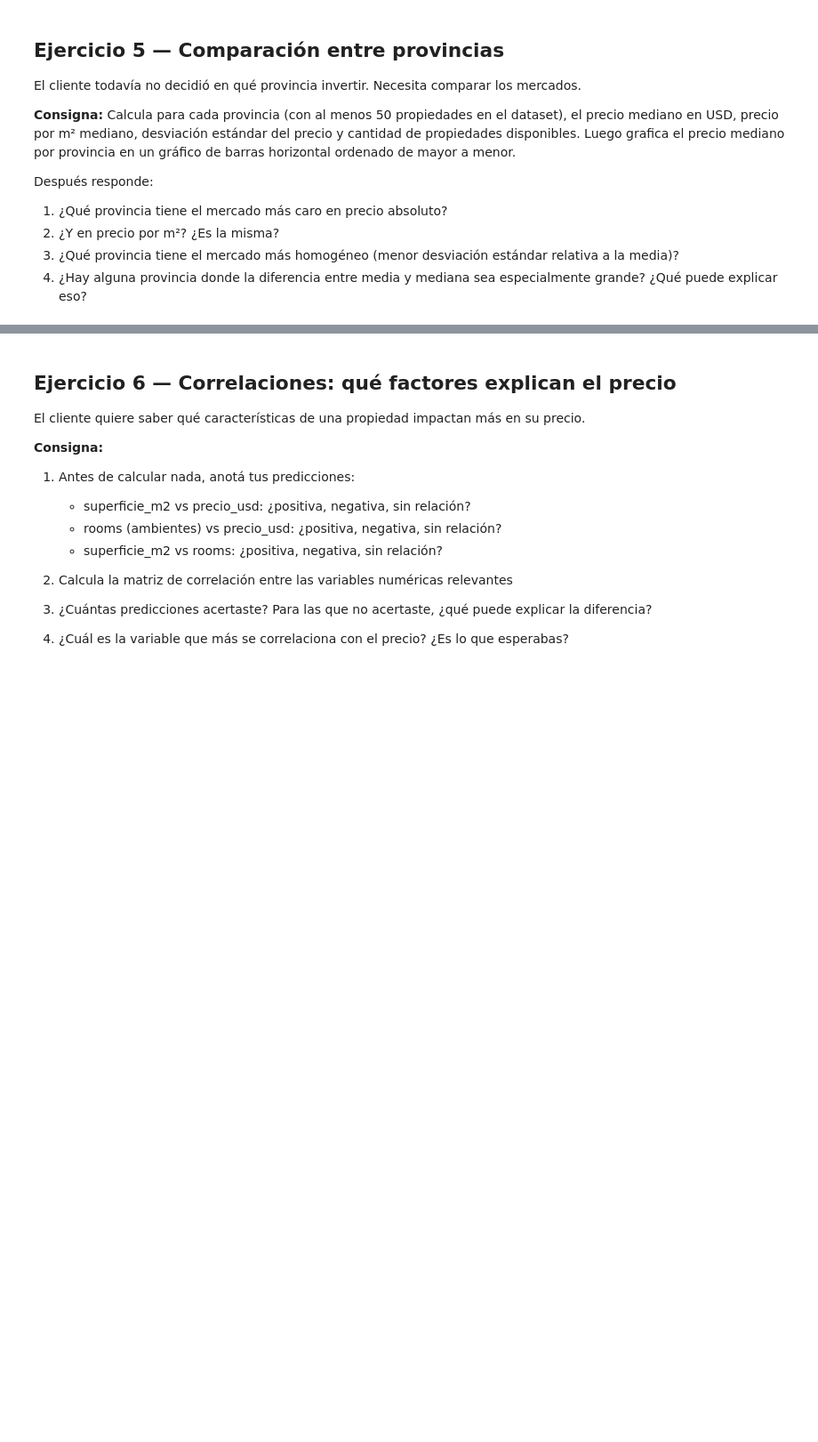
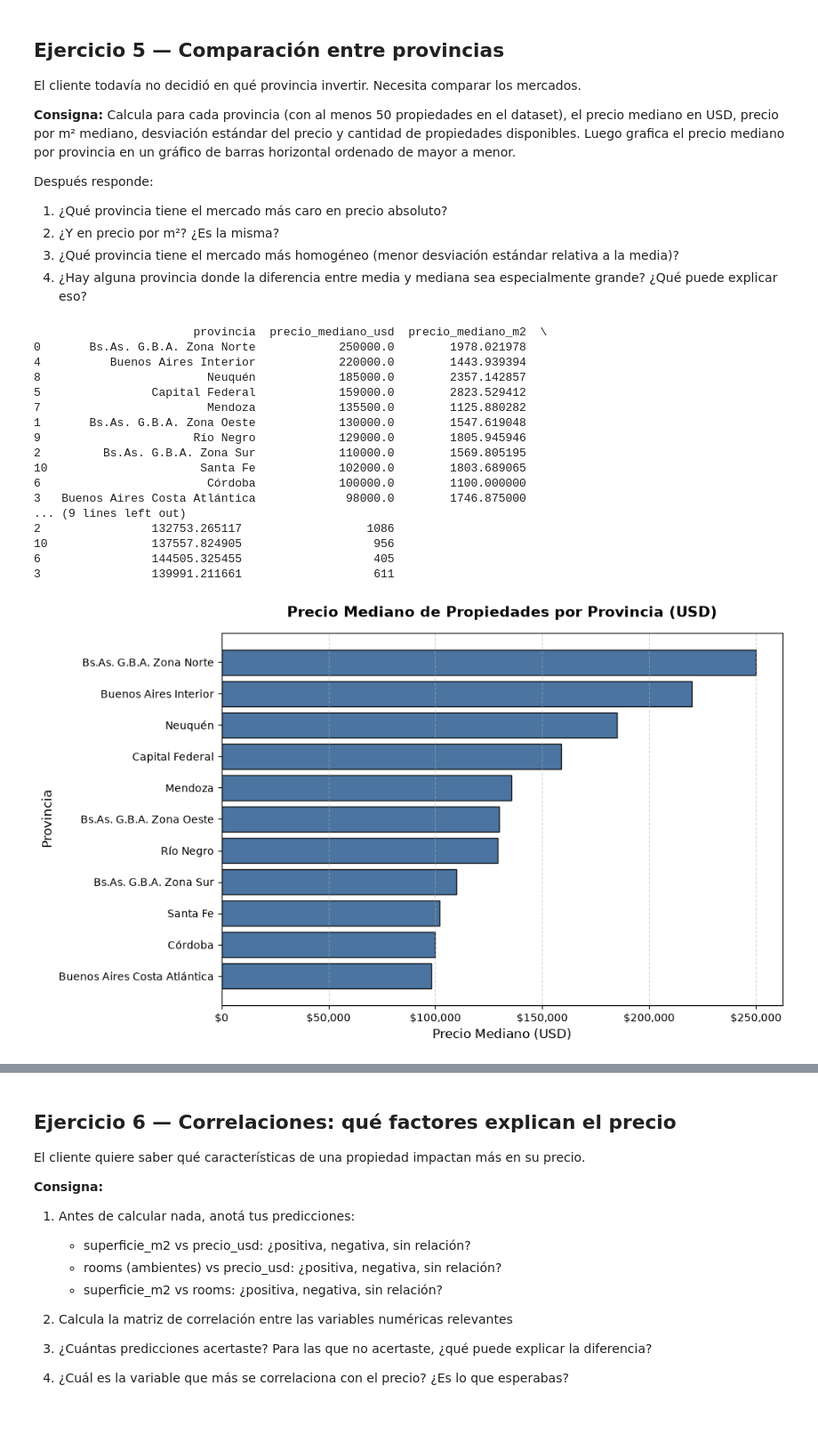
Before and after one commit to danischulday/data-analysis-course, a Jupyter notebook: modulo-3-transformacion/clase-11/practica/notebook.ipynb, the cells around one changed output, grey strips where cells are left out. Shown at 89% size. Cells and saved outputs as stored; diff of their text form; code cells hidden in the pictures; blank space fills up the shorter version.

```diff
--- a/modulo-3-transformacion/clase-11/practica/notebook.ipynb
+++ b/modulo-3-transformacion/clase-11/practica/notebook.ipynb
@@ -162,0 +286,60 @@ Después responde:
+# %%
+conteo_provincias = df_limpio['provincia'].value_counts()
+provincias_validas = conteo_provincias[conteo_provincias >=50].index
+
+df_limpio['precio_m2'] = df_limpio['precio'] / df_limpio['superficie_cubierta']
+
+df_filtro = df_limpio[df_limpio['provincia'].isin(provincias_validas)]
+
+resumen_provincias = df_filtro.groupby('provincia').agg(
+    precio_mediano_usd = ('precio', 'median'),
+    precio_mediano_m2 = ('precio_m2', 'median'),
+    desviacion_estandar_precio = ('precio', 'std'),
+    cantidad_propiedades = ('precio', 'count'),
+).reset_index()
+
+resumen_provincias = resumen_provincias.sort_values(by='precio_mediano_usd', ascending=False)
+
+print(resumen_provincias)
+
+resumen_grafico = resumen_provincias.sort_values(by='precio_mediano_usd', ascending=True)
+
+plt.figure(figsize=(10, 6))
+
+plt.barh(
+    resumen_grafico['provincia'],
+    resumen_grafico['precio_mediano_usd'],
+    color='#2b5c8f',
+    edgecolor='black',
+    alpha=0.85
+)
+
+plt.title('Precio Mediano de Propiedades por Provincia (USD)', fontsize=14, fontweight='bold', pad=15)
+plt.xlabel('Precio Mediano (USD)', fontsize=12)
+plt.ylabel('Provincia', fontsize=12)
+plt.grid(axis='x', linestyle='--', alpha=0.5)
+
+# Formatear el eje X con signo monetario y separador de miles
+plt.gca().xaxis.set_major_formatter('${x:,.0f}')
+
+plt.tight_layout()
+plt.show()
+# %% [output]
+                       provincia  precio_mediano_usd  precio_mediano_m2  \
+0       Bs.As. G.B.A. Zona Norte            250000.0        1978.021978
+4          Buenos Aires Interior            220000.0        1443.939394
+8                        Neuquén            185000.0        2357.142857
+5                Capital Federal            159000.0        2823.529412
+7                        Mendoza            135500.0        1125.880282
+1       Bs.As. G.B.A. Zona Oeste            130000.0        1547.619048
+9                      Río Negro            129000.0        1805.945946
+2         Bs.As. G.B.A. Zona Sur            110000.0        1569.805195
+10                      Santa Fe            102000.0        1803.689065
+6                        Córdoba            100000.0        1100.000000
+3   Buenos Aires Costa Atlántica             98000.0        1746.875000
+... (9 lines left out)
+2                132753.265117                  1086
+10               137557.824905                   956
+6                144505.325455                   405
+3                139991.211661                   611
+[figure, added]
```
Also changed, not shown: parts of 9 cells of this notebook.
